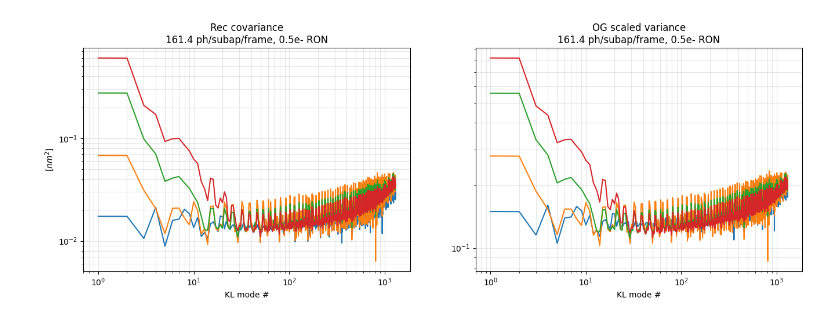
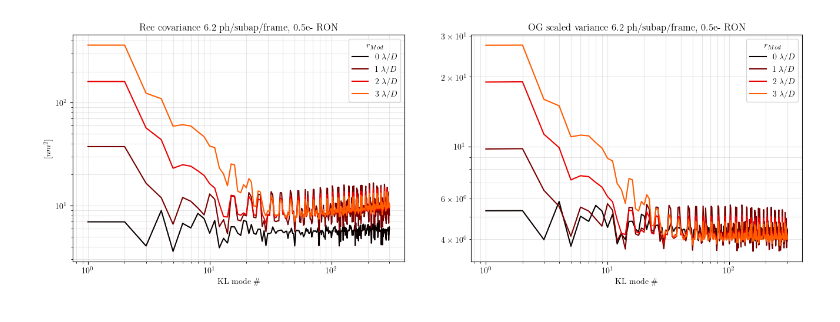
Before and after one commit to Menessao/SPECULA, a Jupyter notebook: config/SensorFusion/paperPlots.ipynb, the cells around one changed output. Cells and saved outputs as stored; diff of their text form; code cells hidden in the pictures.

```diff
--- a/config/SensorFusion/paperPlots.ipynb
+++ b/config/SensorFusion/paperPlots.ipynb
@@ -16,3 +16,17 @@ from specula.lib.calc_psf import calc_psf
+# %%
+import matplotlib as mpl
+from cycler import cycler
+
+cmap = mpl.colormaps['hot'] # 1. Choose your colormap (e.g., 'hot', 'jet', 'turbo')
+colors = cmap(np.linspace(0.0, 1.0, 7)) # 2. Extract a set of colors from it (e.g., 6 distinct colors across the map)
+plt.rcParams['axes.prop_cycle'] = cycler(color=colors) # 3. Apply it to the default line cycle
+plt.rcParams['image.cmap'] = 'hot' # 4. Change the default colormap for images/scatter plots
+plt.rcParams.update({
+    "text.usetex": True, # Use LaTeX to write all text
+    "font.family": "serif", # Use a serif font
+    "font.serif": ["Computer Modern Roman"] # Specifically use the classic LaTeX font
+})
+plt.rcParams['image.origin'] = 'lower'
 # %%
 # def show_gain_matrix(df, cmap='inferno', figsize=(8, 6), vmin=None, vmax=None):
 
@@ -356,8 +412,8 @@ key: coro_psf_int_profile type: <class 'numpy.ndarray'>
 from specula.mmlib.compute_rec import rec_noise, rec_ron_cov, rec_phot_cov
 from specula.mmlib.utils import get_pupil_mask
 # %%
-seeing = 0.9
-N = 1300
+seeing = 1.1
+N = 300
 
 frame09p1 = fits.getdata(f'/raid1/mmenessini/calibration/RISTRETTO/frames/pyr1.0_48x48_s{seeing:1.2f}_{N}modes_avg_frame.fits')
 frame09p0 = fits.getdata(f'/raid1/mmenessini/calibration/RISTRETTO/frames/pyr0.0_48x48_s{seeing:1.2f}_{N}modes_avg_frame.fits')
@@ -394,7 +450,7 @@ alias3 = fits.getdata(f'/raid1/mmenessini/calibration/RISTRETTO/aliasing/pyr3.0_
 
 
 RON = 0.5
-Nphot = 2.6e+5
+Nphot = 1e+4 #2.6e+5
 cov0_ron = rec_ron_cov(rec=rec0,frame=frame09p0,mask=pyr48_mask,flux=np.sum(frame09p3))
 cov1_ron = rec_ron_cov(rec=rec1,frame=frame09p1,mask=pyr48_mask,flux=np.sum(frame09p3))
 cov2_ron = rec_ron_cov(rec=rec2,frame=frame09p2,mask=pyr48_mask,flux=np.sum(frame09p3))
@@ -414,67 +470,75 @@ x = np.arange(N)+1
 
 plt.figure(figsize=(16,5))
 plt.subplot(1,2,1)
-plt.loglog(x,cov0_ron*RON/Nphot**2)
-plt.loglog(x,cov1_ron*RON/Nphot**2)
-plt.loglog(x,cov2_ron*RON/Nphot**2)
-plt.loglog(x,cov3_ron*RON/Nphot**2)
+plt.loglog(x,cov0_ron*RON/Nphot**2,label=r'0 $\lambda/D$')
+plt.loglog(x,cov1_ron*RON/Nphot**2,label=r'1 $\lambda/D$')
+plt.loglog(x,cov2_ron*RON/Nphot**2,label=r'2 $\lambda/D$')
+plt.loglog(x,cov3_ron*RON/Nphot**2,label=r'3 $\lambda/D$')
 plt.grid(which='both',alpha=0.3)
-plt.xlabel('KL mode #')
-plt.ylabel('$[nm^2]$')
-plt.title(f'Rec RON covariance')
+plt.legend(loc='best',title='$r_{Mod}$')
+plt.xlabel(r'KL mode \#')
+plt.ylabel('[$nm^2$]')
+plt.title('Rec RON covariance')
 plt.subplot(1,2,2)
-plt.loglog(x,cov0_phot/Nphot)
-plt.loglog(x,cov1_phot/Nphot)
-plt.loglog(x,cov2_phot/Nphot)
-plt.loglog(x,cov3_phot/Nphot)
+plt.loglog(x,cov0_phot/Nphot,label=r'0 $\lambda/D$')
+plt.loglog(x,cov1_phot/Nphot,label=r'1 $\lambda/D$')
+plt.loglog(x,cov2_phot/Nphot,label=r'2 $\lambda/D$')
+plt.loglog(x,cov3_phot/Nphot,label=r'3 $\lambda/D$')
+plt.legend(loc='best',title='$r_{Mod}$')
 plt.grid(which='both',alpha=0.3)
-plt.xlabel('KL mode #')
-plt.ylabel('$[nm^2]$')
-plt.title(f'Rec shot covariance')
+plt.xlabel(r'KL mode \#')
+plt.ylabel('[$nm^2$]')
+plt.title('Rec shot covariance')
 
 print(np.sum(np.sqrt(cov0_ron*RON/cov0_phot)),np.sum(np.sqrt(cov1_ron*RON/cov1_phot)),np.sum(np.sqrt(cov2_ron*RON/cov2_phot)),np.sum(np.sqrt(cov3_ron*RON/cov3_phot)))
 
 plt.figure(figsize=(16,5))
 plt.subplot(1,2,1)
-plt.loglog(x,cov0)
-plt.loglog(x,cov1)
-plt.loglog(x,cov2)
-plt.loglog(x,cov3)
+plt.loglog(x,cov0,label=r'0 $\lambda/D$')
+plt.loglog(x,cov1,label=r'1 $\lambda/D$')
+plt.loglog(x,cov2,label=r'2 $\lambda/D$')
+plt.loglog(x,cov3,label=r'3 $\lambda/D$')
+plt.legend(loc='best',title='$r_{Mod}$')
 plt.grid(which='both',alpha=0.3)
-plt.xlabel('KL mode #')
+plt.xlabel(r'KL mode \#')
 plt.ylabel('$[nm^2]$')
-plt.title(f'Rec covariance\n{Nphot/(np.pi/4*(48**2-0.11*48**2)):1.1f} ph/subap/frame, {RON:1.1f}e- RON')
+plt.title(f'Rec covariance {Nphot/(np.pi/4*(48**2-0.11*48**2)):1.1f} ph/subap/frame, {RON:1.1f}e- RON')
 plt.subplot(1,2,2)
-plt.loglog(x,np.sqrt(cov0/og0**2))
-plt.loglog(x,np.sqrt(cov1/og1**2))
-plt.loglog(x,np.sqrt(cov2/og2**2))
-plt.loglog(x,np.sqrt(cov3/og3**2))
+plt.loglog(x,np.sqrt(cov0/og0**2),label=r'0 $\lambda/D$')
+plt.loglog(x,np.sqrt(cov1/og1**2),label=r'1 $\lambda/D$')
+plt.loglog(x,np.sqrt(cov2/og2**2),label=r'2 $\lambda/D$')
+plt.loglog(x,np.sqrt(cov3/og3**2),label=r'3 $\lambda/D$')
 # ref = cov0/og0**2
 # plt.loglog(x,1-cov0/og0**2/(ref+cov0/og0**2))
 # plt.loglog(x,1-cov1/og1**2/(ref+cov1/og1**2))
 # plt.loglog(x,1-cov2/og2**2/(ref+cov2/og2**2))
 # plt.loglog(x,1-cov3/og3**2/(ref+cov3/og3**2))
+plt.legend(loc='best',title='$r_{Mod}$')
 plt.grid(which='both',alpha=0.3)
-plt.xlabel('KL mode #')
-plt.title(f'OG scaled variance\n{Nphot/(np.pi/4*(48**2-0.11*48**2)):1.1f} ph/subap/frame, {RON:1.1f}e- RON')
+plt.xlabel(r'KL mode \#')
+plt.title(f'OG scaled variance {Nphot/(np.pi/4*(48**2-0.11*48**2)):1.1f} ph/subap/frame, {RON:1.1f}e- RON')
 
 print(np.sqrt(np.sum(cov0[:50]/og0[:50]**2)))
 
 plt.figure(figsize=(16,5))
 plt.subplot(1,2,1)
-plt.plot(x,og0)
-plt.plot(x,og1)
-plt.plot(x,og2)
-plt.plot(x,og3)
+plt.plot(x,og0,label=r'0 $\lambda/D$')
+plt.plot(x,og1,label=r'1 $\lambda/D$')
+plt.plot(x,og2,label=r'2 $\lambda/D$')
+plt.plot(x,og3,label=r'3 $\lambda/D$')
 plt.ylim([0,1])
 plt.xscale('log')
+plt.title('Optical Gain')
+plt.legend(loc='best',title='$r_{Mod}$')
 plt.grid(which='both',alpha=0.3)
 plt.subplot(1,2,2)
-plt.plot(x,alias0/og0)
-plt.plot(x,alias1/og1)
-plt.plot(x,alias2/og2)
-plt.plot(x,alias3/og3)
+plt.plot(x,alias0/og0,label=r'0 $\lambda/D$')
+plt.plot(x,alias1/og1,label=r'1 $\lambda/D$')
+plt.plot(x,alias2/og2,label=r'2 $\lambda/D$')
+plt.plot(x,alias3/og3,label=r'3 $\lambda/D$')
 plt.xscale('log')
 plt.yscale('log')
+plt.title('OG scale aliasing')
+plt.legend(loc='best',title='$r_{Mod}$')
 plt.grid(which='both',alpha=0.3)
 # %% [output]
@@ -484 +548 @@ plt.grid(which='both',alpha=0.3)
-[figure, old version]
+[figure, new version]
```
Also changed, not shown: parts of 9 cells of this notebook, 10 other files.
